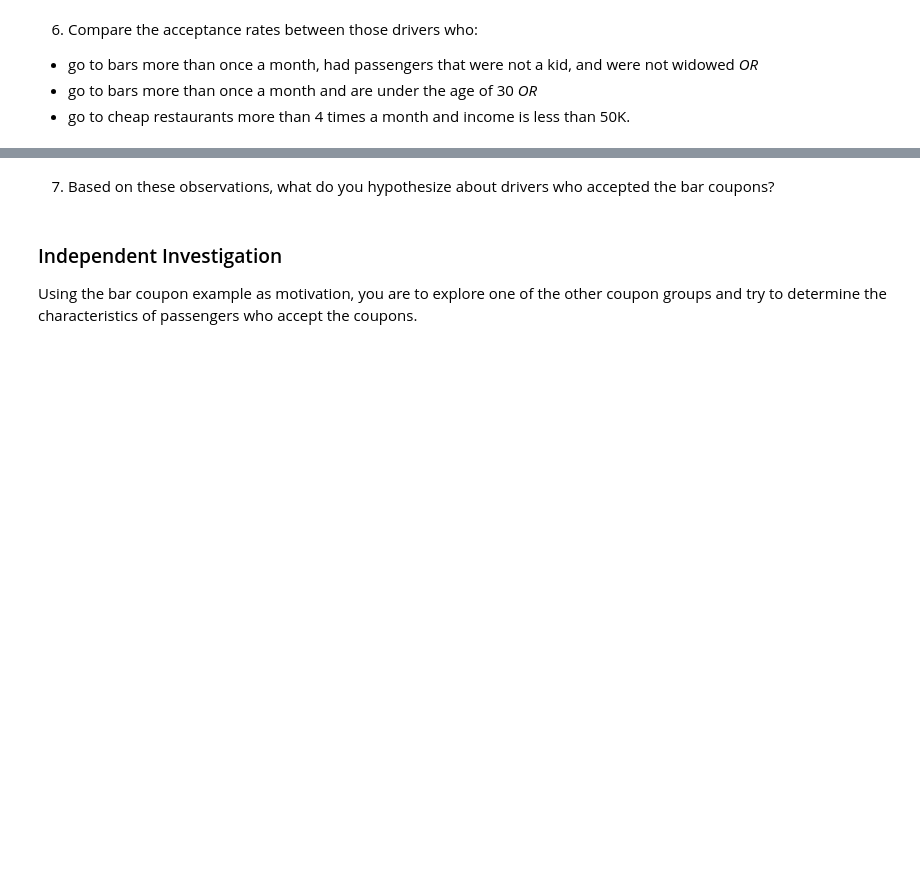
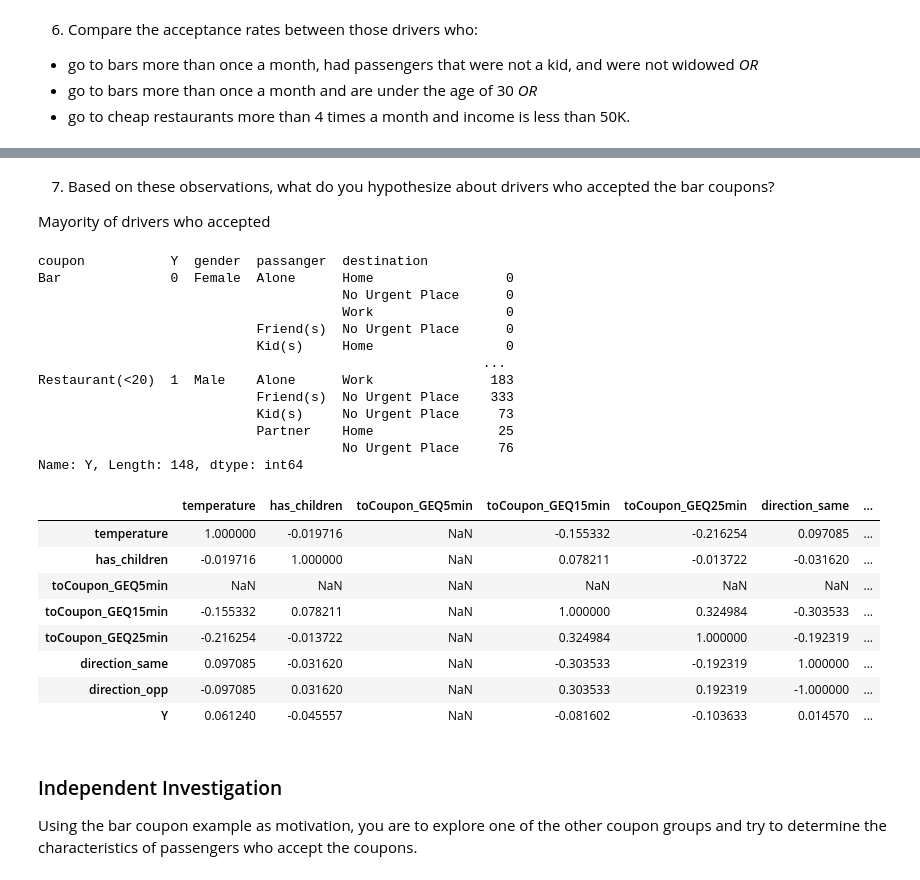
Before and after one commit to gitgubbenito/Application-1---Coupones, a Jupyter notebook: prompt.ipynb, the cells around one changed output, grey strips where cells are left out. Cells and saved outputs as stored; diff of their text form; code cells hidden in the pictures; blank space fills up the shorter version.

```diff
--- a/prompt.ipynb
+++ b/prompt.ipynb
@@ -111,5 +359,35 @@ Now, we will lead you through an exploration of just the bar related coupons.
 # %% [markdown]
 7.  Based on these observations, what do you hypothesize about drivers who accepted the bar coupons?
+
+Mayority of drivers who accepted
+# %%
+filtered_df1=data.groupby(['coupon','Y','gender','passanger','destination'])['Y'].sum()
+print(filtered_df1)
+
+data.corr()
+# %% [output]
+coupon           Y  gender  passanger  destination
+Bar              0  Female  Alone      Home                 0
+                                       No Urgent Place      0
+                                       Work                 0
+                            Friend(s)  No Urgent Place      0
+                            Kid(s)     Home                 0
+                                                         ...
+Restaurant(<20)  1  Male    Alone      Work               183
+                            Friend(s)  No Urgent Place    333
+                            Kid(s)     No Urgent Place     73
+                            Partner    Home                25
+                                       No Urgent Place     76
+Name: Y, Length: 148, dtype: int64
+|  | temperature | has_children | toCoupon_GEQ5min | toCoupon_GEQ15min | toCoupon_GEQ25min | direction_same | ... |
+| temperature | 1.000000 | -0.019716 | NaN | -0.155332 | -0.216254 | 0.097085 | ... |
+| has_children | -0.019716 | 1.000000 | NaN | 0.078211 | -0.013722 | -0.031620 | ... |
+| toCoupon_GEQ5min | NaN | NaN | NaN | NaN | NaN | NaN | ... |
+| toCoupon_GEQ15min | -0.155332 | 0.078211 | NaN | 1.000000 | 0.324984 | -0.303533 | ... |
+| toCoupon_GEQ25min | -0.216254 | -0.013722 | NaN | 0.324984 | 1.000000 | -0.192319 | ... |
+| direction_same | 0.097085 | -0.031620 | NaN | -0.303533 | -0.192319 | 1.000000 | ... |
+| direction_opp | -0.097085 | 0.031620 | NaN | 0.303533 | 0.192319 | -1.000000 | ... |
+| Y | 0.061240 | -0.045557 | NaN | -0.081602 | -0.103633 | 0.014570 | ... |
 # %% [markdown]
 ### Independent Investigation
 
```
Also changed, not shown: parts of 22 cells of this notebook.
